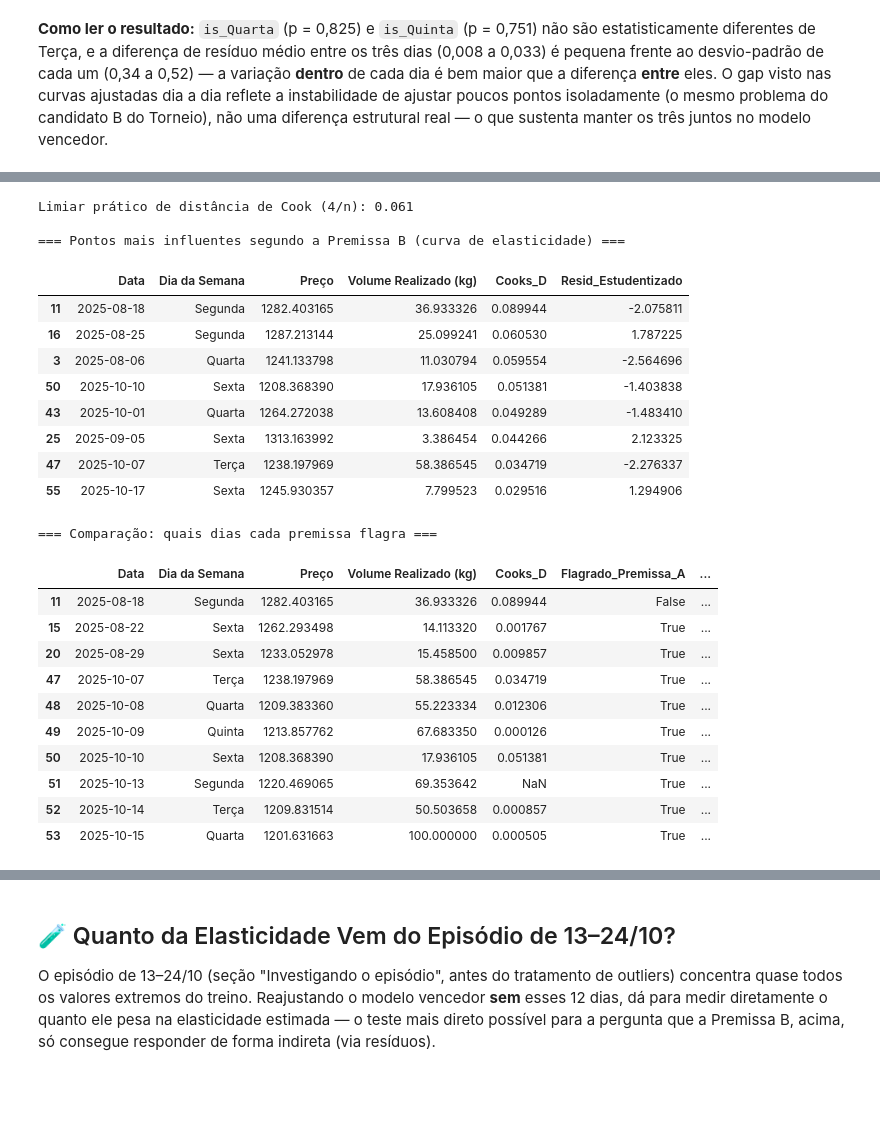
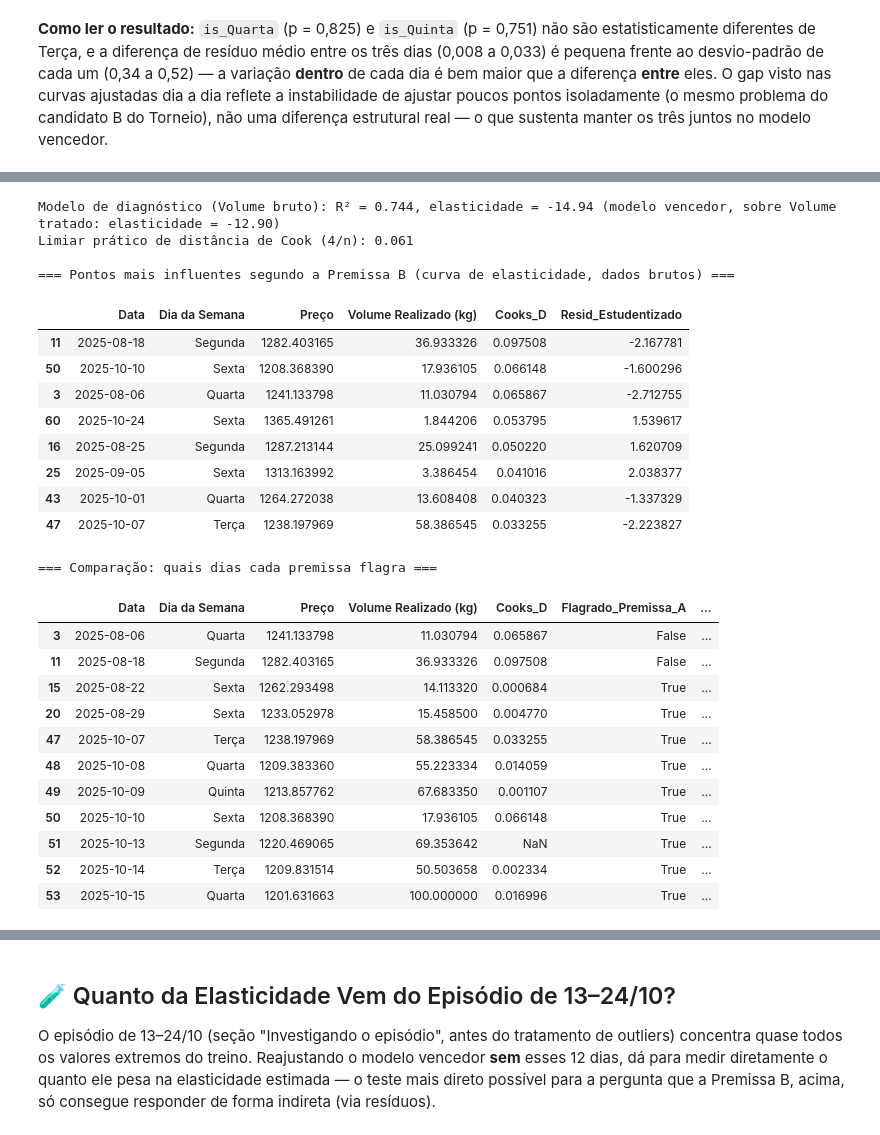
Before and after one commit to natfaria/2026-resolucao_problemas, a Jupyter notebook: 2026_resolucao_problemas/notebooks/01-EDA_v3.ipynb, the cells around one changed output, grey strips where cells are left out. Cells and saved outputs as stored; diff of their text form; code cells hidden in the pictures; blank space fills up the shorter version.

Commit message:
atualizando tentativa 2 de outlier da curva

```diff
--- a/2026_resolucao_problemas/notebooks/01-EDA_v3.ipynb
+++ b/2026_resolucao_problemas/notebooks/01-EDA_v3.ipynb
@@ -1292,57 +1300,72 @@ diretamente abaixo.
 # %%
 from statsmodels.stats.outliers_influence import OLSInfluence
 
-infl = OLSInfluence(modelo_vencedor)
+# Reajustando o modelo vencedor (mesmo agrupamento, mesma especificação) sobre Volume BRUTO — só
+# para testar a Premissa B sem a contaminação do capping da Premissa A.
+m_bruto, cols_bruto = preparar_candidato(cluster_final, False)
+m_bruto['ln_Volume_bruto'] = np.log(m_bruto['Volume Realizado (kg)'])
+X_bruto = sm.add_constant(m_bruto[cols_bruto])
+modelo_bruto = sm.OLS(m_bruto['ln_Volume_bruto'], X_bruto).fit()
+
+idx_bruto = modelo_bruto.model.data.row_labels
+base_bruto = df_treino.loc[idx_bruto, ['Data', 'Dia da Semana', 'Preço', 'Volume Realizado (kg)']].reset_index(drop=True)
+
+infl = OLSInfluence(modelo_bruto)
 cooks_d, _ = infl.cooks_distance
 resid_estudentizado = infl.resid_studentized_external
 
-diag = base_vencedor.copy()
+diag = base_bruto.copy()
 diag['Cooks_D'] = cooks_d
 diag['Resid_Estudentizado'] = resid_estudentizado
 
 limiar_cook = 4 / len(diag)  # regra prática comum (4/n) para distância de Cook
 diag['Flagrado_Premissa_B'] = diag['Cooks_D'] > limiar_cook
 
-# Trazendo a Premissa A (Volume/Preço isolados) para o mesmo subconjunto de dias do modelo vencedor
+# Trazendo a Premissa A (Volume/Preço isolados) para o mesmo subconjunto de dias
 diag['Flagrado_Premissa_A'] = (
-    df_treino.loc[idx_vencedor, 'Volume Realizado (kg)'].values
-    != df_treino.loc[idx_vencedor, 'Volume Tratado (kg)'].values
+    df_treino.loc[idx_bruto, 'Volume Realizado (kg)'].values
+    != df_treino.loc[idx_bruto, 'Volume Tratado (kg)'].values
 )
 
+print(f"Modelo de diagnóstico (Volume bruto): R² = {modelo_bruto.rsquared:.3f}, "
+      f"elasticidade = {modelo_bruto.params['ln_Preco']:.2f} "
+      f"(modelo vencedor, sobre Volume tratado: elasticidade = {modelo_vencedor.params['ln_Preco']:.2f})")
 print(f"Limiar prático de distância de Cook (4/n): {limiar_cook:.3f}")
 print()
-print("=== Pontos mais influentes segundo a Premissa B (curva de elasticidade) ===")
+print("=== Pontos mais influentes segundo a Premissa B (curva de elasticidade, dados brutos) ===")
 display(diag.sort_values('Cooks_D', ascending=False).head(8)
         [['Data', 'Dia da Semana', 'Preço', 'Volume Realizado (kg)', 'Cooks_D', 'Resid_Estudentizado']])
 
 print()
 print("=== Comparação: quais dias cada premissa flagra ===")
 comparacao = diag[diag['Flagrado_Premissa_A'] | diag['Flagrado_Premissa_B']]
 display(comparacao[['Data', 'Dia da Semana', 'Preço', 'Volume Realizado (kg)',
                      'Cooks_D', 'Flagrado_Premissa_A', 'Flagrado_Premissa_B']])
 # %% [output]
+Modelo de diagnóstico (Volume bruto): R² = 0.744, elasticidade = -14.94 (modelo vencedor, sobre Volume tratado: elasticidade = -12.90)
 Limiar prático de distância de Cook (4/n): 0.061
 
-=== Pontos mais influentes segundo a Premissa B (curva de elasticidade) ===
+=== Pontos mais influentes segundo a Premissa B (curva de elasticidade, dados brutos) ===
 |  | Data | Dia da Semana | Preço | Volume Realizado (kg) | Cooks_D | Resid_Estudentizado |
-| 11 | 2025-08-18 | Segunda | 1282.403165 | 36.933326 | 0.089944 | -2.075811 |
-| 16 | 2025-08-25 | Segunda | 1287.213144 | 25.099241 | 0.060530 | 1.787225 |
-| 3 | 2025-08-06 | Quarta | 1241.133798 | 11.030794 | 0.059554 | -2.564696 |
-| 50 | 2025-10-10 | Sexta | 1208.368390 | 17.936105 | 0.051381 | -1.403838 |
-| 43 | 2025-10-01 | Quarta | 1264.272038 | 13.608408 | 0.049289 | -1.483410 |
-| 25 | 2025-09-05 | Sexta | 1313.163992 | 3.386454 | 0.044266 | 2.123325 |
-| 47 | 2025-10-07 | Terça | 1238.197969 | 58.386545 | 0.034719 | -2.276337 |
-| 55 | 2025-10-17 | Sexta | 1245.930357 | 7.799523 | 0.029516 | 1.294906 |
+| 11 | 2025-08-18 | Segunda | 1282.403165 | 36.933326 | 0.097508 | -2.167781 |
+| 50 | 2025-10-10 | Sexta | 1208.368390 | 17.936105 | 0.066148 | -1.600296 |
+| 3 | 2025-08-06 | Quarta | 1241.133798 | 11.030794 | 0.065867 | -2.712755 |
+| 60 | 2025-10-24 | Sexta | 1365.491261 | 1.844206 | 0.053795 | 1.539617 |
+| 16 | 2025-08-25 | Segunda | 1287.213144 | 25.099241 | 0.050220 | 1.620709 |
+| 25 | 2025-09-05 | Sexta | 1313.163992 | 3.386454 | 0.041016 | 2.038377 |
+| 43 | 2025-10-01 | Quarta | 1264.272038 | 13.608408 | 0.040323 | -1.337329 |
+| 47 | 2025-10-07 | Terça | 1238.197969 | 58.386545 | 0.033255 | -2.223827 |
 === Comparação: quais dias cada premissa flagra ===
 |  | Data | Dia da Semana | Preço | Volume Realizado (kg) | Cooks_D | Flagrado_Premissa_A | ... |
-| 11 | 2025-08-18 | Segunda | 1282.403165 | 36.933326 | 0.089944 | False | ... |
-| 15 | 2025-08-22 | Sexta | 1262.293498 | 14.113320 | 0.001767 | True | ... |
-| 20 | 2025-08-29 | Sexta | 1233.052978 | 15.458500 | 0.009857 | True | ... |
-| 47 | 2025-10-07 | Terça | 1238.197969 | 58.386545 | 0.034719 | True | ... |
-| 48 | 2025-10-08 | Quarta | 1209.383360 | 55.223334 | 0.012306 | True | ... |
-| 49 | 2025-10-09 | Quinta | 1213.857762 | 67.683350 | 0.000126 | True | ... |
-| 50 | 2025-10-10 | Sexta | 1208.368390 | 17.936105 | 0.051381 | True | ... |
+| 3 | 2025-08-06 | Quarta | 1241.133798 | 11.030794 | 0.065867 | False | ... |
+| 11 | 2025-08-18 | Segunda | 1282.403165 | 36.933326 | 0.097508 | False | ... |
+| 15 | 2025-08-22 | Sexta | 1262.293498 | 14.113320 | 0.000684 | True | ... |
+| 20 | 2025-08-29 | Sexta | 1233.052978 | 15.458500 | 0.004770 | True | ... |
+| 47 | 2025-10-07 | Terça | 1238.197969 | 58.386545 | 0.033255 | True | ... |
+| 48 | 2025-10-08 | Quarta | 1209.383360 | 55.223334 | 0.014059 | True | ... |
+| 49 | 2025-10-09 | Quinta | 1213.857762 | 67.683350 | 0.001107 | True | ... |
+| 50 | 2025-10-10 | Sexta | 1208.368390 | 17.936105 | 0.066148 | True | ... |
 | 51 | 2025-10-13 | Segunda | 1220.469065 | 69.353642 | NaN | True | ... |
-| 52 | 2025-10-14 | Terça | 1209.831514 | 50.503658 | 0.000857 | True | ... |
-| 53 | 2025-10-15 | Quarta | 1201.631663 | 100.000000 | 0.000505 | True | ... |
+| 52 | 2025-10-14 | Terça | 1209.831514 | 50.503658 | 0.002334 | True | ... |
+| 53 | 2025-10-15 | Quarta | 1201.631663 | 100.000000 | 0.016996 | True | ... |
 # %% [markdown]
```
Also changed, not shown: parts of 3 cells of this notebook, 1 other file.
